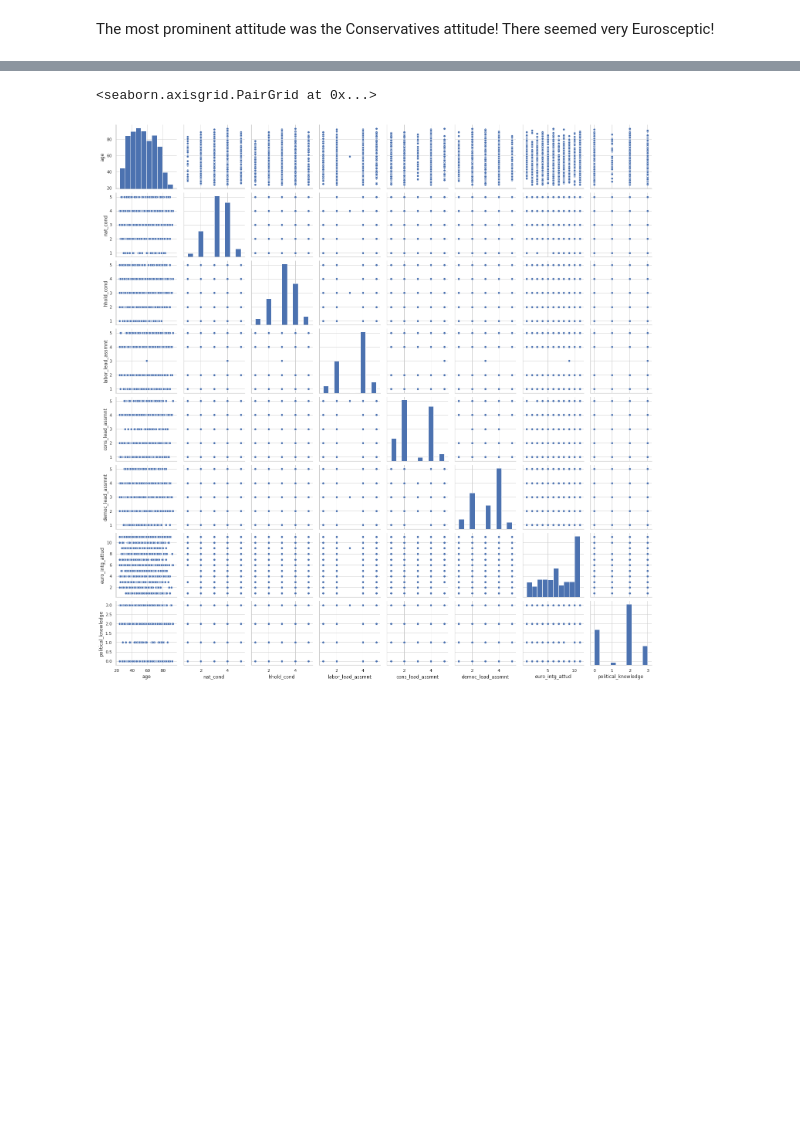
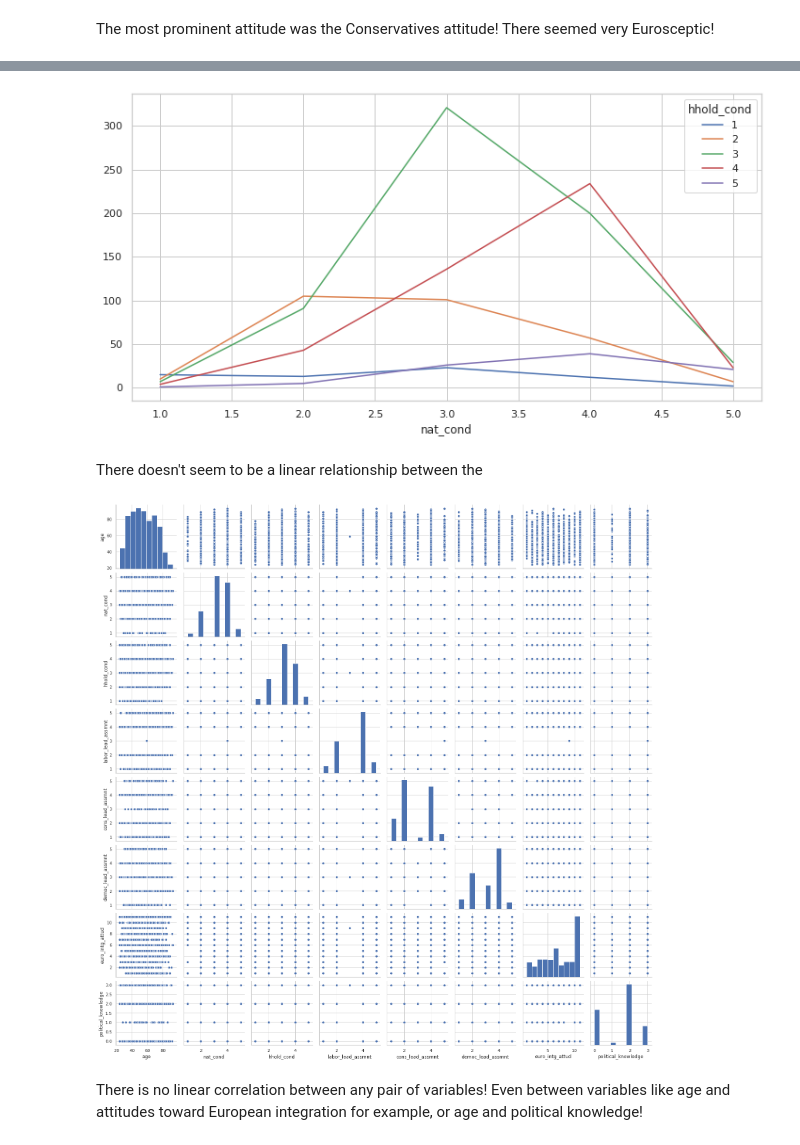
Before and after one commit to hatemalamir/election-ml, a Jupyter notebook: british_election_panel_study.ipynb, the cells around one changed output, grey strips where cells are left out. Cells and saved outputs as stored; diff of their text form; code cells hidden in the pictures; blank space fills up the shorter version.

```diff
--- a/british_election_panel_study.ipynb
+++ b/british_election_panel_study.ipynb
@@ -185,5 +178,12 @@ The number of female voters in almost all the parties almost half the number of
+# %%
+nat_hhold.unstack().plot(figsize=FIG_SIZE);
+# %% [output]
+[figure, added]
+# %% [markdown]
+There doesn't seem to be a linear relationship between the
 # %%
-sns.pairplot(train[['age', 'nat_cond', 'hhold_cond', 'labor_lead_assmnt', 'cons_lead_assmnt', 'democ_lead_assmnt', 'euro_intg_attud', 'political_knowledge']])
+sns.pairplot(beps[['age', 'nat_cond', 'hhold_cond', 'labor_lead_assmnt', 'cons_lead_assmnt', 'democ_lead_assmnt', 'euro_intg_attud', 'political_knowledge']]);
 # %% [output]
-<seaborn.axisgrid.PairGrid at 0x...>
 [figure]
+# %% [markdown]
+There is no linear correlation between any pair of variables! Even between variables like age and attitudes toward European integration for example, or age and political knowledge!
```
Also changed, not shown: parts of 32 cells of this notebook.
